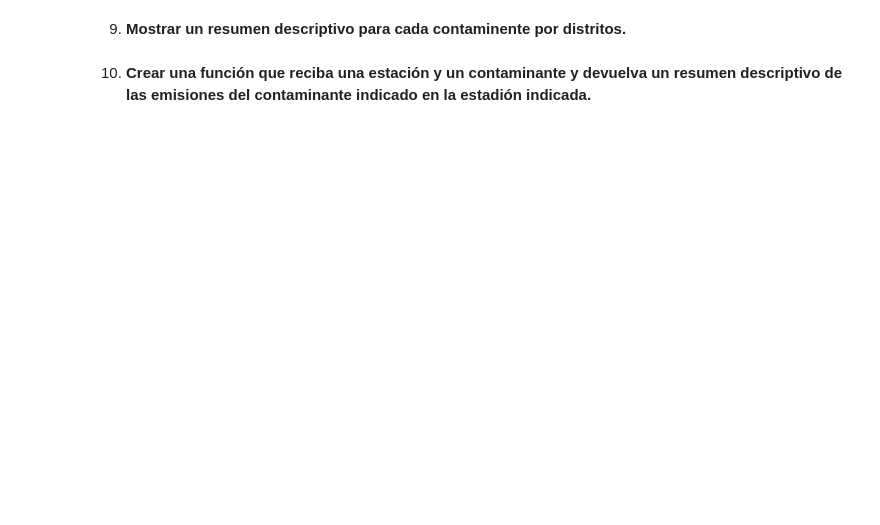
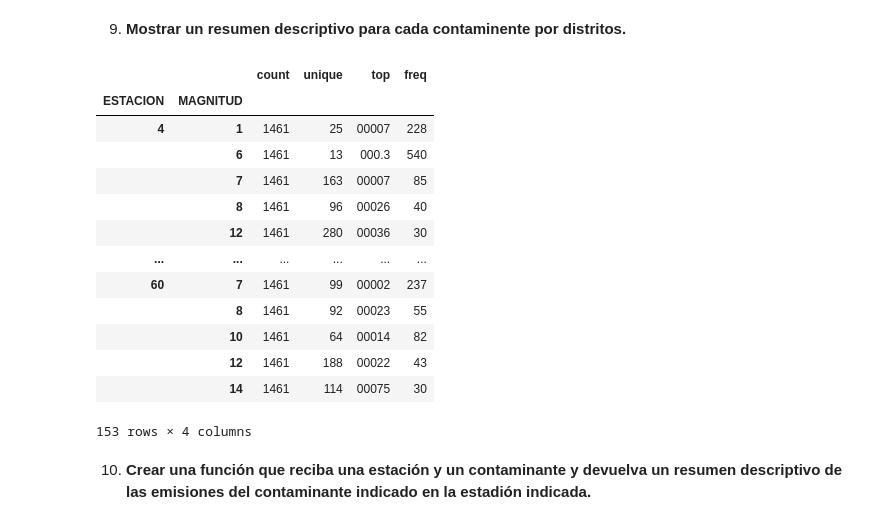
Before and after one commit to marelly1/Ejercicios, a Jupyter notebook: SolEjercicio8Pandas.ipynb, the cells around one changed output. Cells and saved outputs as stored; diff of their text form; code cells hidden in the pictures; blank space fills up the shorter version.

```diff
--- a/SolEjercicio8Pandas.ipynb
+++ b/SolEjercicio8Pandas.ipynb
@@ -86,4 +131,21 @@ nuevo
 # %% [markdown]
 9.   **Mostrar un resumen descriptivo para cada contaminente por distritos.**
+# %%
+nuevo.groupby(['ESTACION', 'MAGNITUD']).VALOR.describe()
+# %% [output]
+|  |  | count | unique | top | freq |
+| ESTACION | MAGNITUD |  |  |  |  |
+| 4 | 1 | 1461 | 25 | 00007 | 228 |
+|  | 6 | 1461 | 13 | 000.3 | 540 |
+|  | 7 | 1461 | 163 | 00007 | 85 |
+|  | 8 | 1461 | 96 | 00026 | 40 |
+|  | 12 | 1461 | 280 | 00036 | 30 |
+| ... | ... | ... | ... | ... | ... |
+| 60 | 7 | 1461 | 99 | 00002 | 237 |
+|  | 8 | 1461 | 92 | 00023 | 55 |
+|  | 10 | 1461 | 64 | 00014 | 82 |
+|  | 12 | 1461 | 188 | 00022 | 43 |
+|  | 14 | 1461 | 114 | 00075 | 30 |
+153 rows × 4 columns
 # %% [markdown]
 10.   **Crear una función que reciba una estación y un contaminante y devuelva un resumen descriptivo de las emisiones del contaminante indicado en la estadión indicada.**
```
Also changed, not shown: parts of 9 cells of this notebook.
